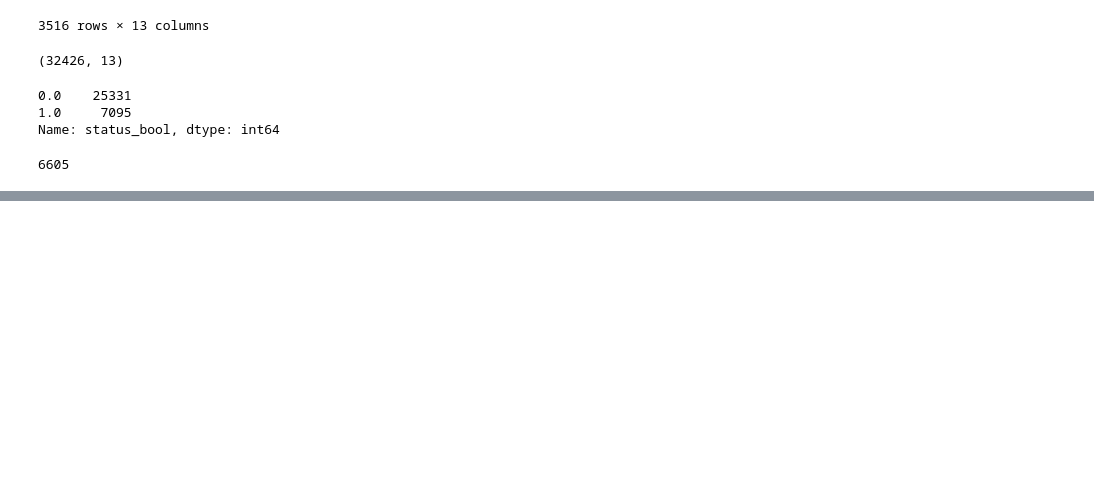
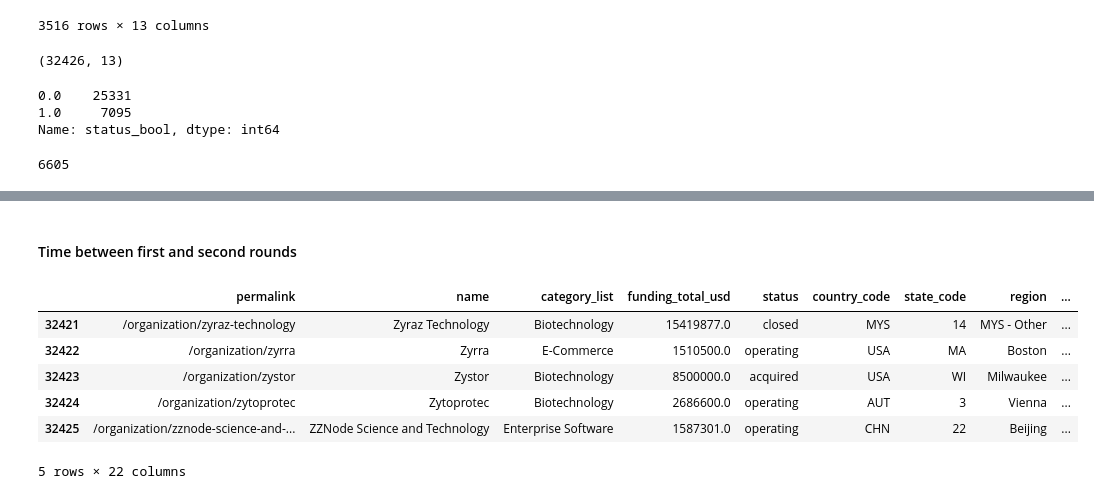
Before and after one commit to jbpatty/project-3, a Jupyter notebook: startup_prediction_cleaning.ipynb, the cells around one changed output, grey strips where cells are left out. Cells and saved outputs as stored; diff of their text form; code cells hidden in the pictures; blank space fills up the shorter version.

```diff
--- a/startup_prediction_cleaning.ipynb
+++ b/startup_prediction_cleaning.ipynb
@@ -276,0 +305,3 @@ Name: status_bool, dtype: int64
+# %%
+# Create column for time between funding rounds
+clean_rounds_df['time_between_next_round'] = clean_rounds_df.groupby('company_name').funded_at.diff()
@@ -276,0 +314,13 @@ Name: status_bool, dtype: int64
+# %%
+# Calculate average time between rounds and average amount raised
+average_round_time_amount = clean_rounds_df.groupby('company_name').agg({
+    'time_between_next_round': pd.Series.mean,
+    'raised_amount_usd' : 'mean'
+}).rename(columns = {
+         'time_between_next_round' : 'avg_time_between_rounds',
+         'raised_amount_usd' : 'avg_raised_usd'
+          }).reset_index()
+# %%
+# Merge into nonoperating companies df
+nonoperating_companies_df = nonoperating_companies_df.merge(
+                             average_round_time_amount, how='left', left_on='name', right_on='company_name')
@@ -276,0 +352,25 @@ Name: status_bool, dtype: int64
+# %% [markdown]
+#### Time between first and second rounds
+# %%
+# Create a column in nonoperating companies df
+nonoperating_companies_df['time_between_first_rounds'] = dt.timedelta(0)
+
+for company in clean_rounds_df.company_name.unique():
+    if len(clean_rounds_df[clean_rounds_df.company_name ==
+                           company].funded_at) > 1:
+        nonoperating_companies_df.loc[
+            nonoperating_companies_df.name ==
+            company, 'time_bw_first_rounds'] = clean_rounds_df[
+                clean_rounds_df.company_name == company].funded_at.values[
+                    1] - clean_rounds_df[clean_rounds_df.company_name ==
+                                         company].funded_at.values[0]
+# %%
+nonoperating_companies_df.tail()
+# %% [output]
+|  | permalink | name | category_list | funding_total_usd | status | country_code | state_code | region | ... |
+| 32421 | /organization/zyraz-technology | Zyraz Technology | Biotechnology | 15419877.0 | closed | MYS | 14 | MYS - Other | ... |
+| 32422 | /organization/zyrra | Zyrra | E-Commerce | 1510500.0 | operating | USA | MA | Boston | ... |
+| 32423 | /organization/zystor | Zystor | Biotechnology | 8500000.0 | acquired | USA | WI | Milwaukee | ... |
+| 32424 | /organization/zytoprotec | Zytoprotec | Biotechnology | 2686600.0 | operating | AUT | 3 | Vienna | ... |
+| 32425 | /organization/zznode-science-and-... | ZZNode Science and Technology | Enterprise Software | 1587301.0 | operating | CHN | 22 | Beijing | ... |
+5 rows × 22 columns
```
Also changed, not shown: parts of 15 cells of this notebook.
